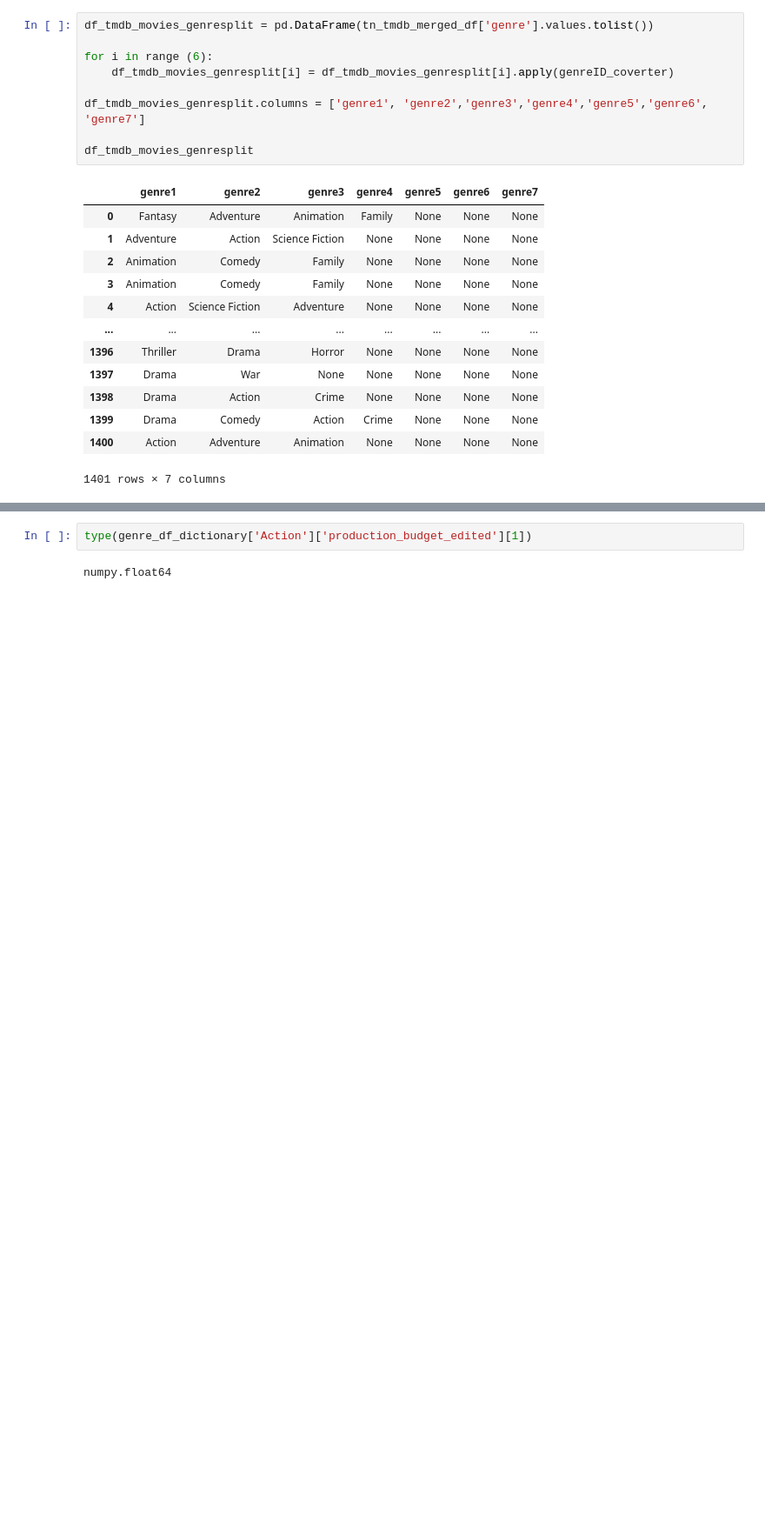
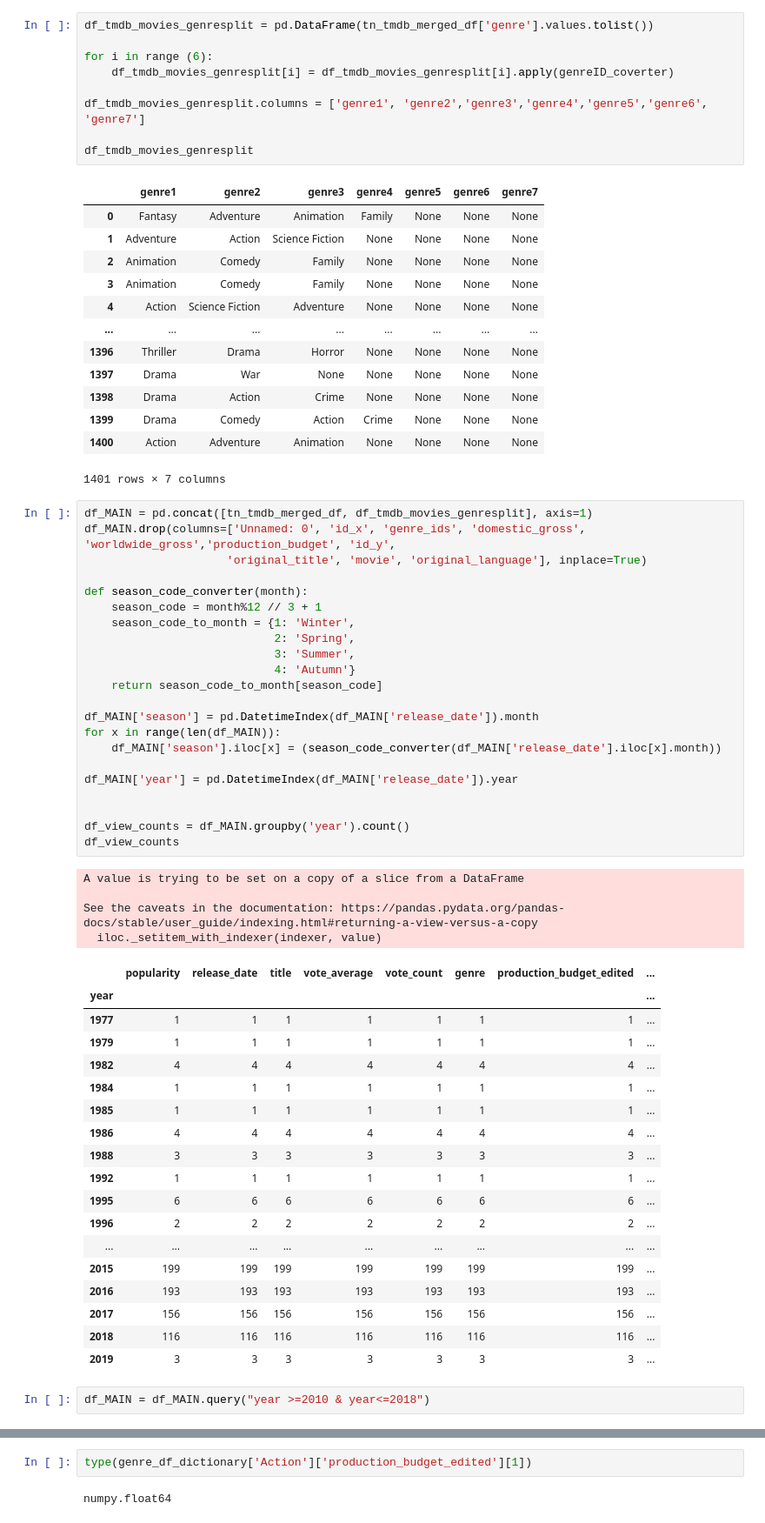
Before and after one commit to dt1086/Phase1_Project, a Jupyter notebook: Data Exploration.ipynb, the cells around one changed output, grey strips where cells are left out. Shown at 87% size. Cells and saved outputs as stored; diff of their text form; blank space fills up the shorter version.

```diff
--- a/Data Exploration.ipynb
+++ b/Data Exploration.ipynb
@@ -456,3 +456,50 @@ df_tmdb_movies_genresplit
 | 1399 | Drama | Comedy | Action | Crime | None | None | None |
 | 1400 | Action | Adventure | Animation | None | None | None | None |
 1401 rows × 7 columns
+# %%
+df_MAIN = pd.concat([tn_tmdb_merged_df, df_tmdb_movies_genresplit], axis=1)
+df_MAIN.drop(columns=['Unnamed: 0', 'id_x', 'genre_ids', 'domestic_gross', 'worldwide_gross','production_budget', 'id_y',
+                     'original_title', 'movie', 'original_language'], inplace=True)
+
+def season_code_converter(month):
+    season_code = month%12 // 3 + 1
+    season_code_to_month = {1: 'Winter',
+                            2: 'Spring',
+                            3: 'Summer',
+                            4: 'Autumn'}
+    return season_code_to_month[season_code]
+
+df_MAIN['season'] = pd.DatetimeIndex(df_MAIN['release_date']).month
+for x in range(len(df_MAIN)):
+    df_MAIN['season'].iloc[x] = (season_code_converter(df_MAIN['release_date'].iloc[x].month))
+
+df_MAIN['year'] = pd.DatetimeIndex(df_MAIN['release_date']).year
+
+
+df_view_counts = df_MAIN.groupby('year').count()
+df_view_counts
+# %% [output]
+A value is trying to be set on a copy of a slice from a DataFrame
+
+See the caveats in the documentation: https://pandas.pydata.org/pandas-docs/stable/user_guide/indexing.html#returning-a-view-versus-a-copy
+  iloc._setitem_with_indexer(indexer, value)
+|  | popularity | release_date | title | vote_average | vote_count | genre | production_budget_edited | ... |
+| year |  |  |  |  |  |  |  | ... |
+| 1977 | 1 | 1 | 1 | 1 | 1 | 1 | 1 | ... |
+| 1979 | 1 | 1 | 1 | 1 | 1 | 1 | 1 | ... |
+| 1982 | 4 | 4 | 4 | 4 | 4 | 4 | 4 | ... |
+| 1984 | 1 | 1 | 1 | 1 | 1 | 1 | 1 | ... |
+| 1985 | 1 | 1 | 1 | 1 | 1 | 1 | 1 | ... |
+| 1986 | 4 | 4 | 4 | 4 | 4 | 4 | 4 | ... |
+| 1988 | 3 | 3 | 3 | 3 | 3 | 3 | 3 | ... |
+| 1992 | 1 | 1 | 1 | 1 | 1 | 1 | 1 | ... |
+| 1995 | 6 | 6 | 6 | 6 | 6 | 6 | 6 | ... |
+| 1996 | 2 | 2 | 2 | 2 | 2 | 2 | 2 | ... |
+| ... | ... | ... | ... | ... | ... | ... | ... | ... |
+| 2015 | 199 | 199 | 199 | 199 | 199 | 199 | 199 | ... |
+| 2016 | 193 | 193 | 193 | 193 | 193 | 193 | 193 | ... |
+| 2017 | 156 | 156 | 156 | 156 | 156 | 156 | 156 | ... |
+| 2018 | 116 | 116 | 116 | 116 | 116 | 116 | 116 | ... |
+| 2019 | 3 | 3 | 3 | 3 | 3 | 3 | 3 | ... |
+# %%
+df_MAIN = df_MAIN.query("year >=2010 & year<=2018")
```
Also changed, not shown: parts of 13 cells of this notebook.
